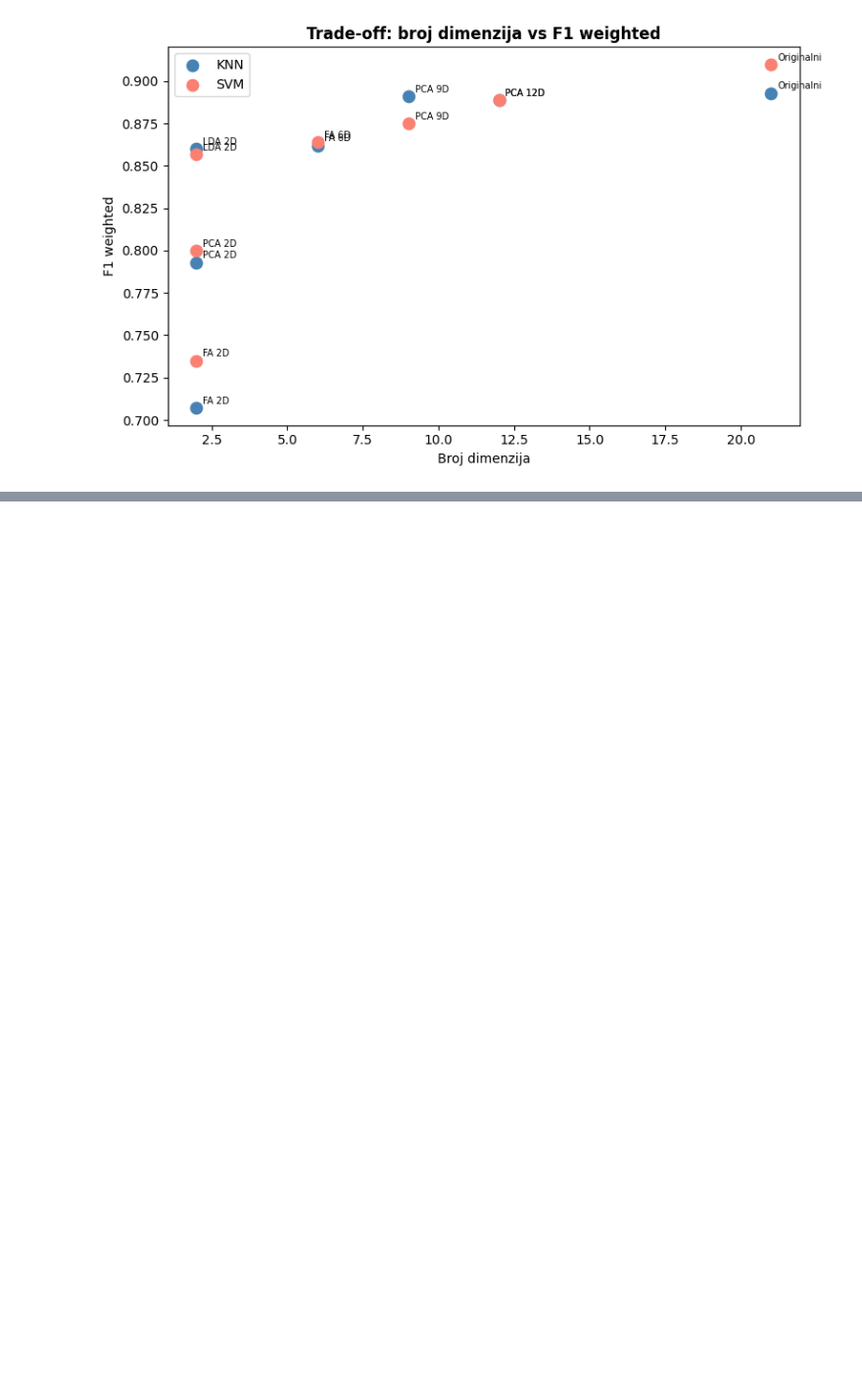
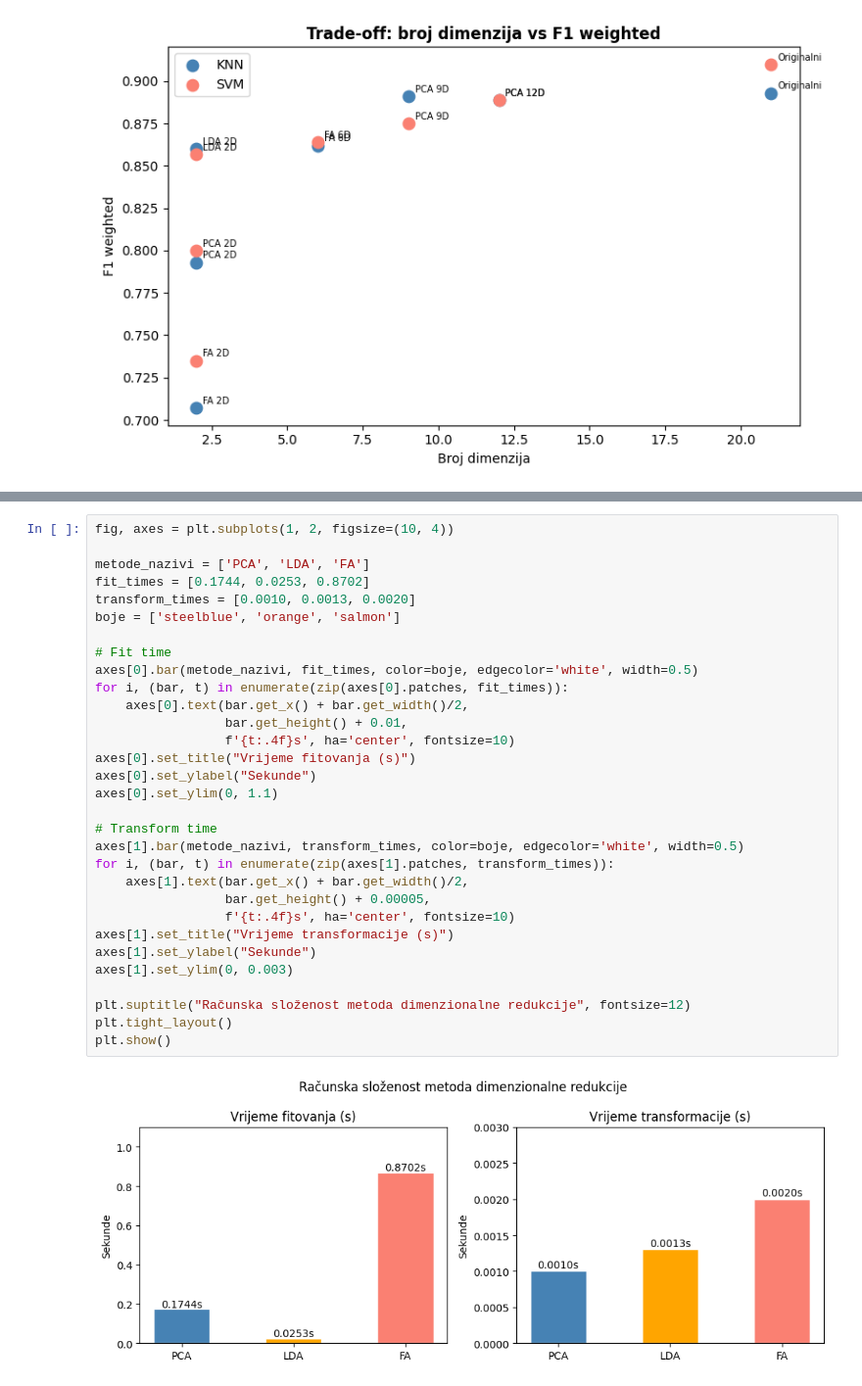
Before and after one commit to AnaKondic/ctg-dimensionality-reduction, a Jupyter notebook: src/linear_dim_reduction.ipynb, the cells around one changed output, grey strips where cells are left out. Shown at 98% size. Cells and saved outputs as stored; diff of their text form; blank space fills up the shorter version.

```diff
--- a/src/linear_dim_reduction.ipynb
+++ b/src/linear_dim_reduction.ipynb
@@ -647,0 +680,33 @@ plt.show()
+# %%
+fig, axes = plt.subplots(1, 2, figsize=(10, 4))
+
+metode_nazivi = ['PCA', 'LDA', 'FA']
+fit_times = [0.1744, 0.0253, 0.8702]
+transform_times = [0.0010, 0.0013, 0.0020]
+boje = ['steelblue', 'orange', 'salmon']
+
+# Fit time
+axes[0].bar(metode_nazivi, fit_times, color=boje, edgecolor='white', width=0.5)
+for i, (bar, t) in enumerate(zip(axes[0].patches, fit_times)):
+    axes[0].text(bar.get_x() + bar.get_width()/2,
+                 bar.get_height() + 0.01,
+                 f'{t:.4f}s', ha='center', fontsize=10)
+axes[0].set_title("Vrijeme fitovanja (s)")
+axes[0].set_ylabel("Sekunde")
+axes[0].set_ylim(0, 1.1)
+
+# Transform time
+axes[1].bar(metode_nazivi, transform_times, color=boje, edgecolor='white', width=0.5)
+for i, (bar, t) in enumerate(zip(axes[1].patches, transform_times)):
+    axes[1].text(bar.get_x() + bar.get_width()/2,
+                 bar.get_height() + 0.00005,
+                 f'{t:.4f}s', ha='center', fontsize=10)
+axes[1].set_title("Vrijeme transformacije (s)")
+axes[1].set_ylabel("Sekunde")
+axes[1].set_ylim(0, 0.003)
+
+plt.suptitle("Računska složenost metoda dimenzionalne redukcije", fontsize=12)
+plt.tight_layout()
+plt.show()
+# %% [output]
+[figure, added]
```
Also changed, not shown: parts of 3 cells of this notebook, 11 other files.
